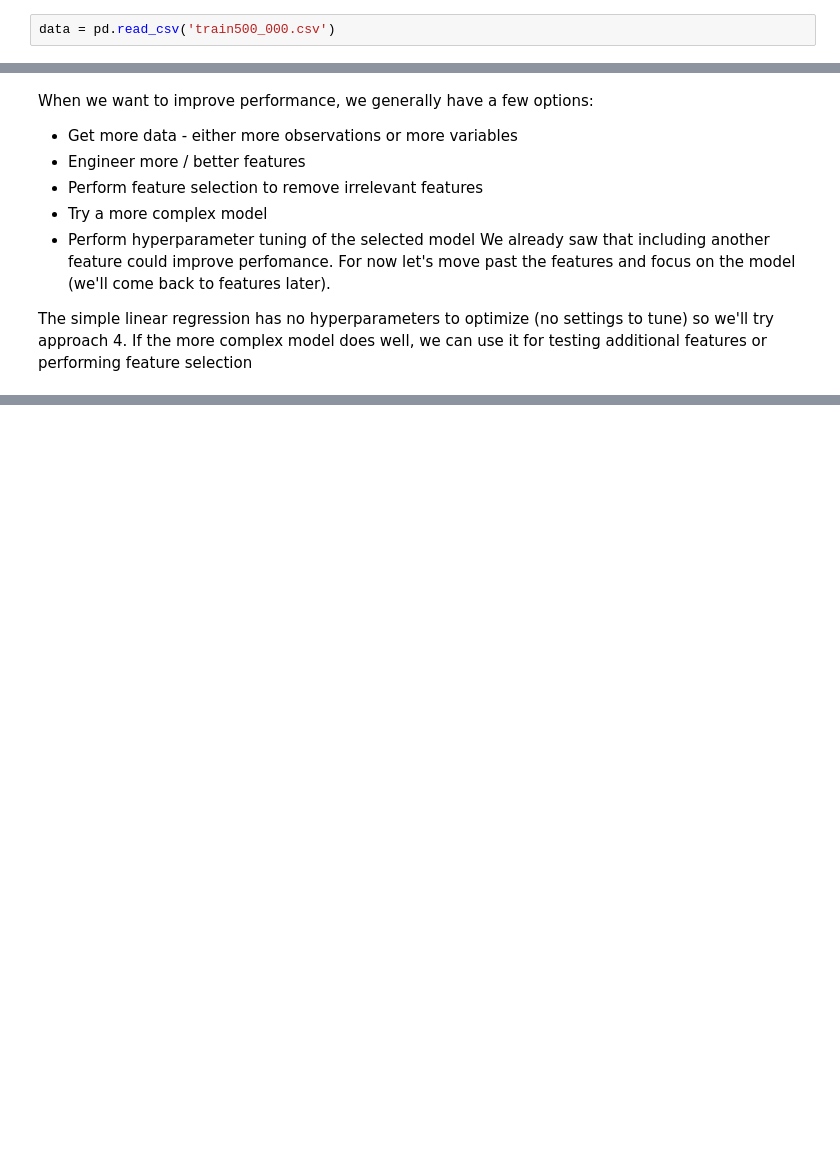
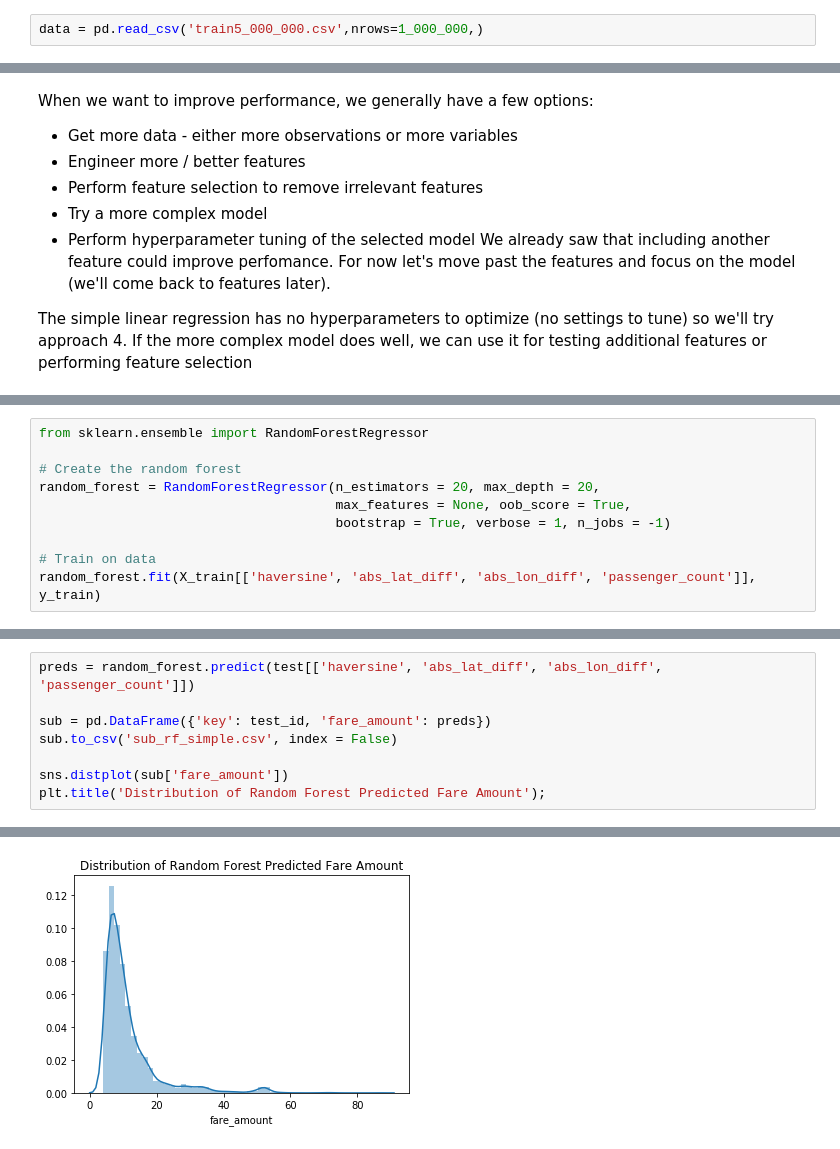
Before and after one commit to MehrdadDS/Portfolio, a Jupyter notebook: NYC-Taxi-Fares/Fare-Prediction.ipynb, the cells around one changed output, grey strips where cells are left out. Cells and saved outputs as stored; diff of their text form; blank space fills up the shorter version.

```diff
--- a/NYC-Taxi-Fares/Fare-Prediction.ipynb
+++ b/NYC-Taxi-Fares/Fare-Prediction.ipynb
@@ -9,7 +9,7 @@ RSEED = 100
 
 palette = sns.color_palette('Paired', 10)
 # %%
-data = pd.read_csv('train500_000.csv')
+data = pd.read_csv('train5_000_000.csv',nrows=1_000_000,)
 # %%
 data.head(2)
 # %% [output]
@@ -677,0 +680,10 @@ The simple linear regression has no hyperparameters to optimize (no settings to
+# %%
+from sklearn.ensemble import RandomForestRegressor
+
+# Create the random forest
+random_forest = RandomForestRegressor(n_estimators = 20, max_depth = 20,
+                                      max_features = None, oob_score = True,
+                                      bootstrap = True, verbose = 1, n_jobs = -1)
+
+# Train on data
+random_forest.fit(X_train[['haversine', 'abs_lat_diff', 'abs_lon_diff', 'passenger_count']], y_train)
@@ -677,0 +722,9 @@ The simple linear regression has no hyperparameters to optimize (no settings to
+# %%
+preds = random_forest.predict(test[['haversine', 'abs_lat_diff', 'abs_lon_diff', 'passenger_count']])
+
+sub = pd.DataFrame({'key': test_id, 'fare_amount': preds})
+sub.to_csv('sub_rf_simple.csv', index = False)
+
+sns.distplot(sub['fare_amount'])
+plt.title('Distribution of Random Forest Predicted Fare Amount');
+# %% [output]
@@ -677,0 +733 @@ The simple linear regression has no hyperparameters to optimize (no settings to
+[figure, added]
```
Also changed, not shown: parts of 16 cells of this notebook.
